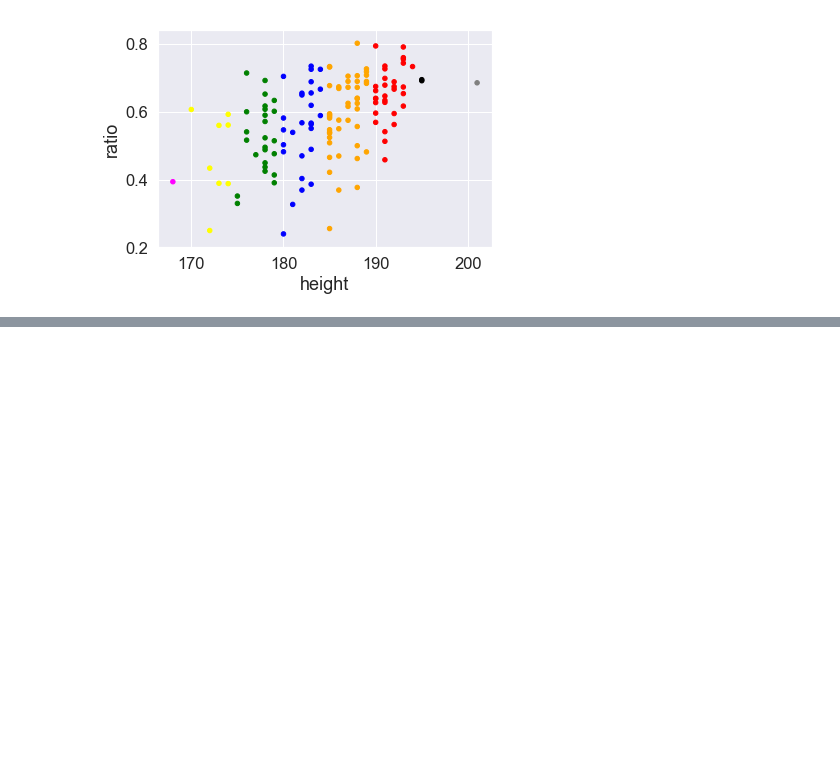
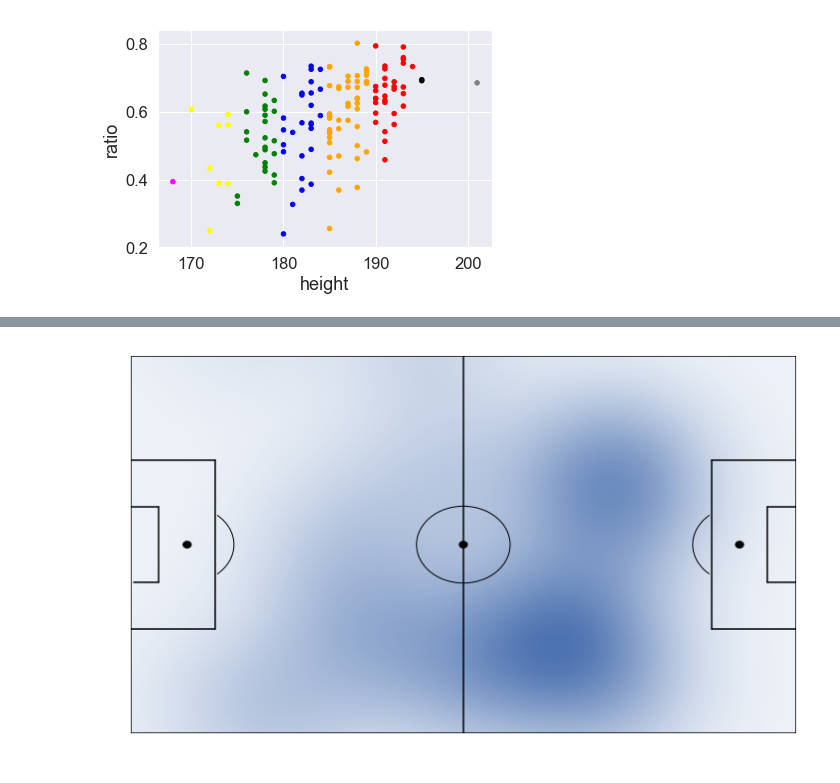
Before and after one commit to silviuspac/Homework_2, a Jupyter notebook: Homework_ac.ipynb, the cells around one changed output, grey strips where cells are left out. Cells and saved outputs as stored; diff of their text form; code cells hidden in the pictures; blank space fills up the shorter version.

```diff
--- a/Homework_ac.ipynb
+++ b/Homework_ac.ipynb
@@ -642,0 +676,7 @@ ax1 = air_duels_by_player_mg_redux.plot.scatter(x='height', y='ratio', c=getColo
+# %%
+#we want to do a heatmap, we will consider the starting position of each event
+ronaldo_events = ronaldo_events.assign(starting_position = ronaldo_events["positions"].apply(getStartingPosition))
+messi_events = messi_events.assign(starting_position = messi_events["positions"].apply(getStartingPosition))
+# %%
+ronaldo_cordinates = list(ronaldo_events.starting_position.values)
+messi_cordinates = list(messi_events.starting_position.values)
@@ -642,0 +753,12 @@ ax1 = air_duels_by_player_mg_redux.plot.scatter(x='height', y='ratio', c=getColo
+# %%
+ronaldo_cordinates_x = [el['x'] for el in ronaldo_cordinates]
+ronaldo_cordinates_y = [el['y'] for el in ronaldo_cordinates]
+messi_cordinates_x = [el['x'] for el in messi_cordinates]
+messi_cordinates_y = [el['y'] for el in messi_cordinates]
+# %%
+ronaldo_cordinates_x_y = {'x' : ronaldo_cordinates_x, 'y' : ronaldo_cordinates_y}
+messi_cordinates_x_y = {'x' : messi_cordinates_x, 'y' : messi_cordinates_y}
+# %%
+heatMap(ronaldo_cordinates_x_y)
+# %% [output]
+[figure, added]
```
Also changed, not shown: parts of 30 cells of this notebook.
